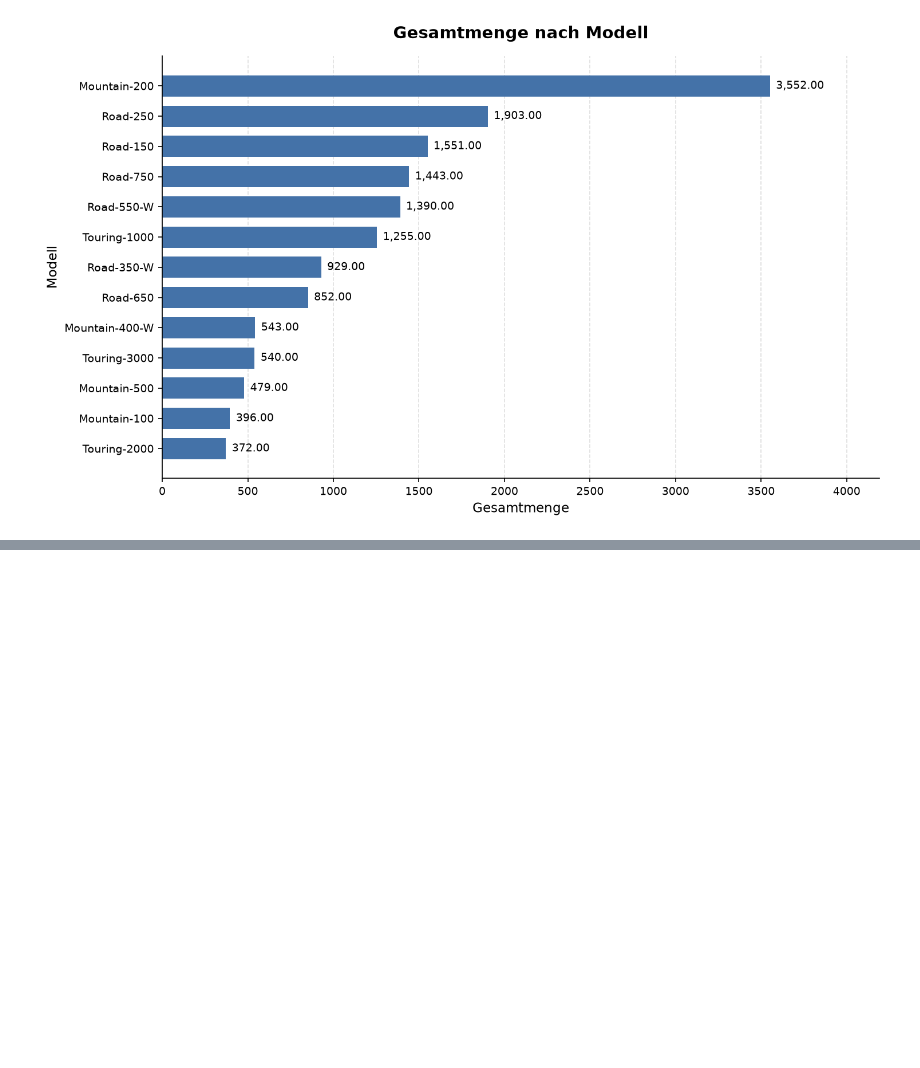
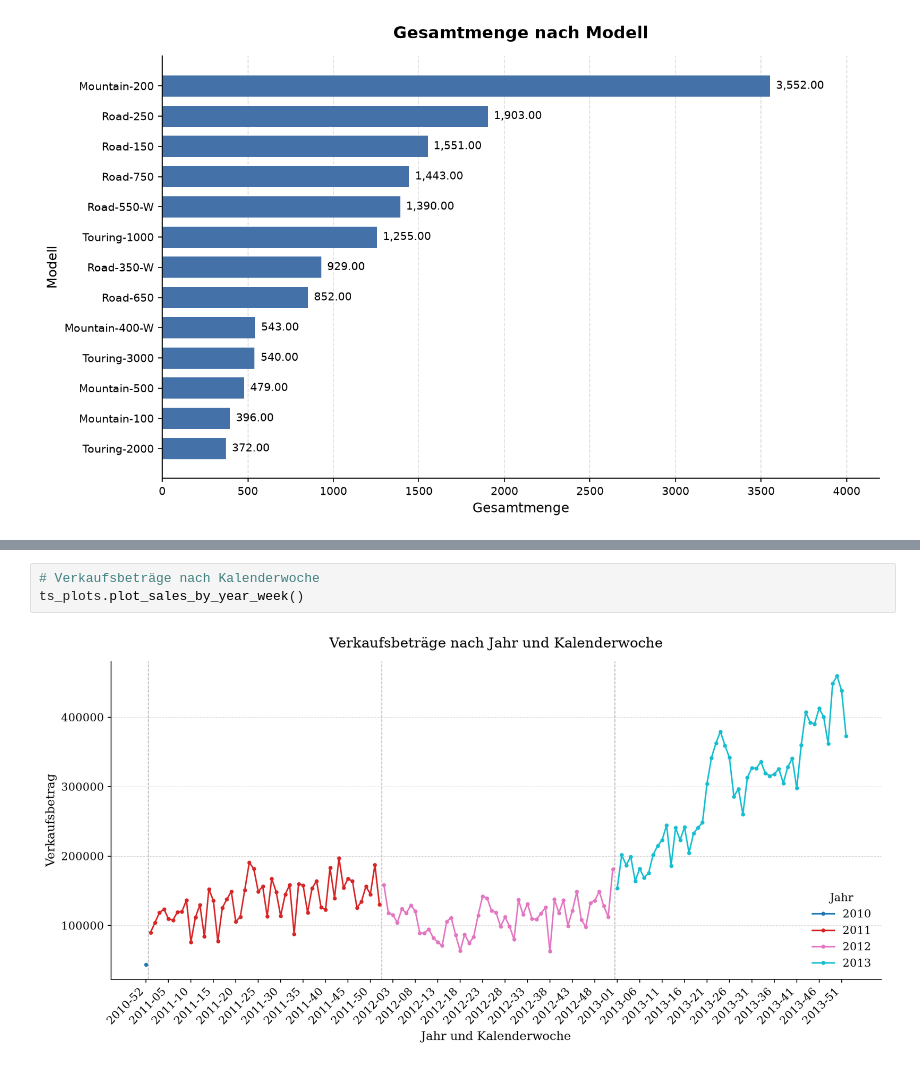
Before and after one commit to RafaelRiesle/cpm_projekt_14_vorhersage_numerischer_Werte, a Jupyter notebook: notebooks/analysis.ipynb, the cells around one changed output, grey strips where cells are left out. Drawn from its saved outputs; the diff is of its cells as text; blank space fills up the shorter version.

```diff
--- a/notebooks/analysis.ipynb
+++ b/notebooks/analysis.ipynb
@@ -245,0 +181,5 @@ ScientificBarChart(
+# %%
+# Verkaufsbeträge nach Kalenderwoche
+ts_plots.plot_sales_by_year_week()
+# %% [output]
+[figure, added]
```
Also changed, not shown: parts of 18 cells of this notebook, 3 other files.
